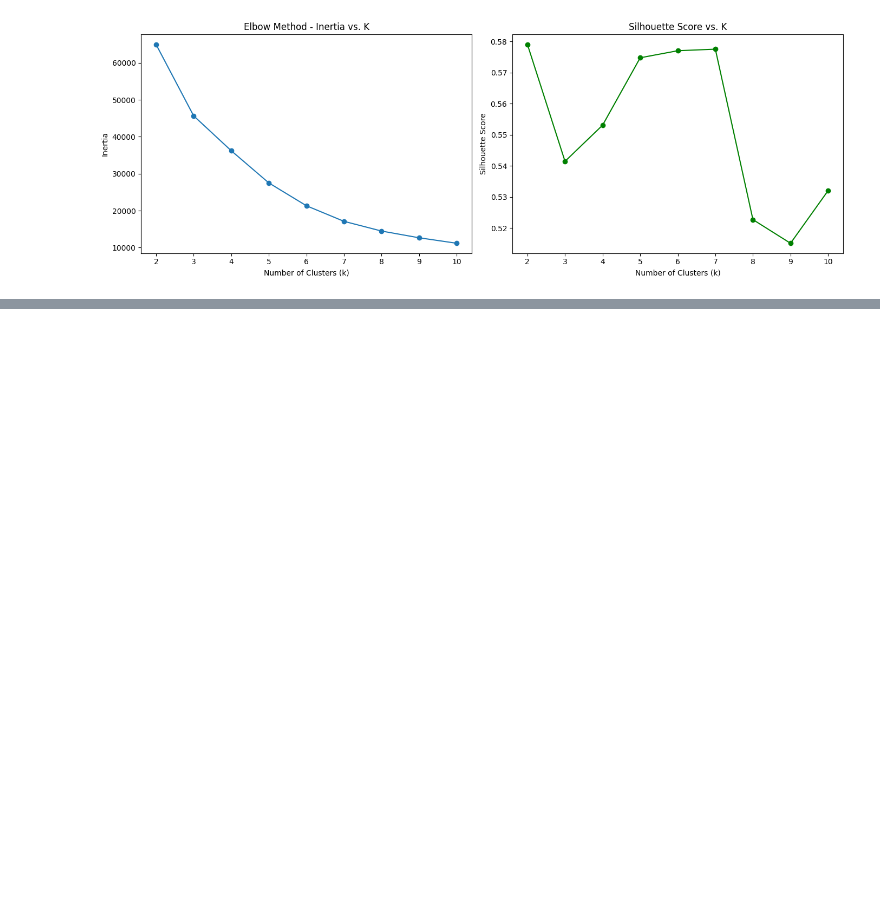
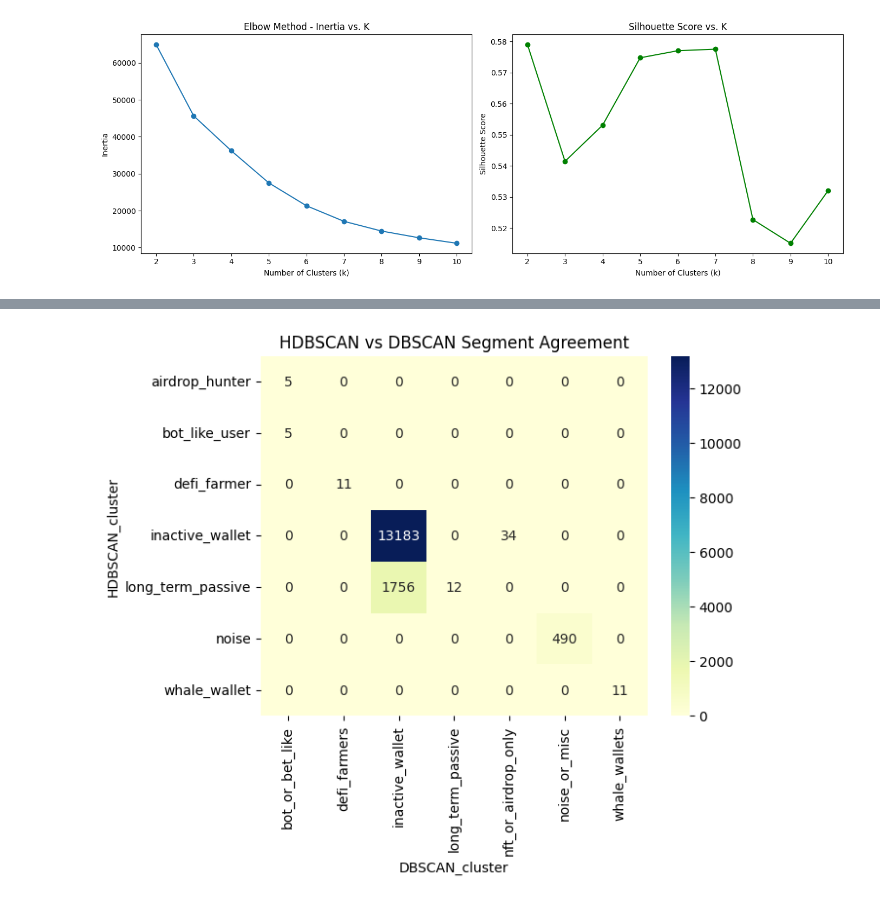
Before and after one commit to bellatrix-ds/ml-in-crypto, a Jupyter notebook: 03_Smart_Contract_Usage_Clustering/Smart_Contract_Clustering.ipynb, the cells around one changed output, grey strips where cells are left out. Drawn from its saved outputs; the diff is of its cells as text; code cells hidden in the pictures; blank space fills up the shorter version.

```diff
--- a/03_Smart_Contract_Usage_Clustering/Smart_Contract_Clustering.ipynb
+++ b/03_Smart_Contract_Usage_Clustering/Smart_Contract_Clustering.ipynb
@@ -476,0 +690,7 @@ df[['category', 'sub_category']] = df['FUNCTION_NAME'].apply(
+# %%
+confusion_matrix = pd.crosstab(df_transformed['HDBSCAN_cluster'], df_transformed['DBSCAN_cluster'])
+sns.heatmap(confusion_matrix, annot=True, fmt="d", cmap="YlGnBu")
+plt.title("HDBSCAN vs DBSCAN Segment Agreement")
+plt.show()
+# %% [output]
+[figure, added]
```
Also changed, not shown: parts of 43 cells of this notebook.
